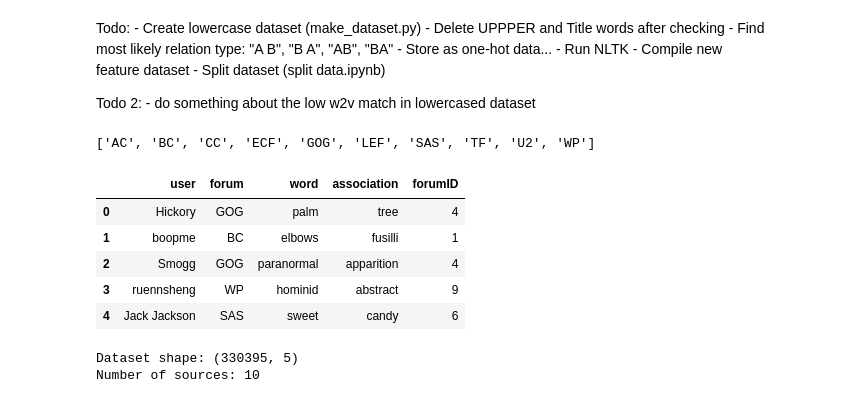
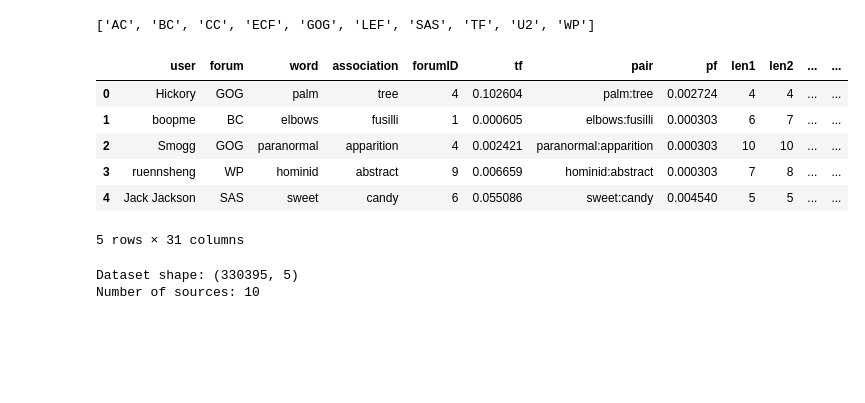
Before and after one commit to louweal/wordgame, a Jupyter notebook: notebooks/Feature Extraction.ipynb, the cells around one changed output. Cells and saved outputs as stored; diff of their text form; code cells hidden in the pictures; blank space fills up the shorter version.

```diff
--- a/notebooks/Feature Extraction.ipynb
+++ b/notebooks/Feature Extraction.ipynb
@@ -1,37 +1,25 @@
-# %% [markdown]
-Todo:
-    - Create lowercase dataset (make_dataset.py)
-    - Delete UPPPER and Title words after checking
-    - Find most likely relation type: "A B", "B A", "AB", "BA"
-    - Store as one-hot data...
-    - Run NLTK
-    - Compile new feature dataset
-    - Split dataset (split data.ipynb)
-
-
-Todo 2:
-    - do something about the low w2v match in lowercased dataset
 # %%
 import numpy as np # linear algebra
 import pandas as pd # data processing, CSV file I/O (e.g. pd.read_csv)
 # %%
-df = pd.read_csv('../data/processed/wordgame_20170829.csv') # original cAsE
+df = pd.read_csv('../data/processed/wordgame_20170831_ft.csv') #
 df['word'] = df['word'].astype(str)
 df['association'] = df['association'].astype(str)
 
 # later
 with open('../data/processed/sources.csv') as f:
     sources_list = f.read().splitlines()
 print(sources_list)
 df.head()
 # %% [output]
 ['AC', 'BC', 'CC', 'ECF', 'GOG', 'LEF', 'SAS', 'TF', 'U2', 'WP']
-|  | user | forum | word | association | forumID |
-| 0 | Hickory | GOG | palm | tree | 4 |
-| 1 | boopme | BC | elbows | fusilli | 1 |
-| 2 | Smogg | GOG | paranormal | apparition | 4 |
-| 3 | ruennsheng | WP | hominid | abstract | 9 |
-| 4 | Jack Jackson | SAS | sweet | candy | 6 |
+|  | user | forum | word | association | forumID | tf | pair | pf | len1 | len2 | ... | ... |
+| 0 | Hickory | GOG | palm | tree | 4 | 0.102604 | palm:tree | 0.002724 | 4 | 4 | ... | ... |
+| 1 | boopme | BC | elbows | fusilli | 1 | 0.000605 | elbows:fusilli | 0.000303 | 6 | 7 | ... | ... |
+| 2 | Smogg | GOG | paranormal | apparition | 4 | 0.002421 | paranormal:apparition | 0.000303 | 10 | 10 | ... | ... |
+| 3 | ruennsheng | WP | hominid | abstract | 9 | 0.006659 | hominid:abstract | 0.000303 | 7 | 8 | ... | ... |
+| 4 | Jack Jackson | SAS | sweet | candy | 6 | 0.055086 | sweet:candy | 0.004540 | 5 | 5 | ... | ... |
+5 rows × 31 columns
 # %%
 print("Dataset shape: " + str(df.shape))
 print("Number of sources: " + str(len(df['forumID'].unique())))
```
Also changed, not shown: parts of 12 cells of this notebook, 3 other files.
